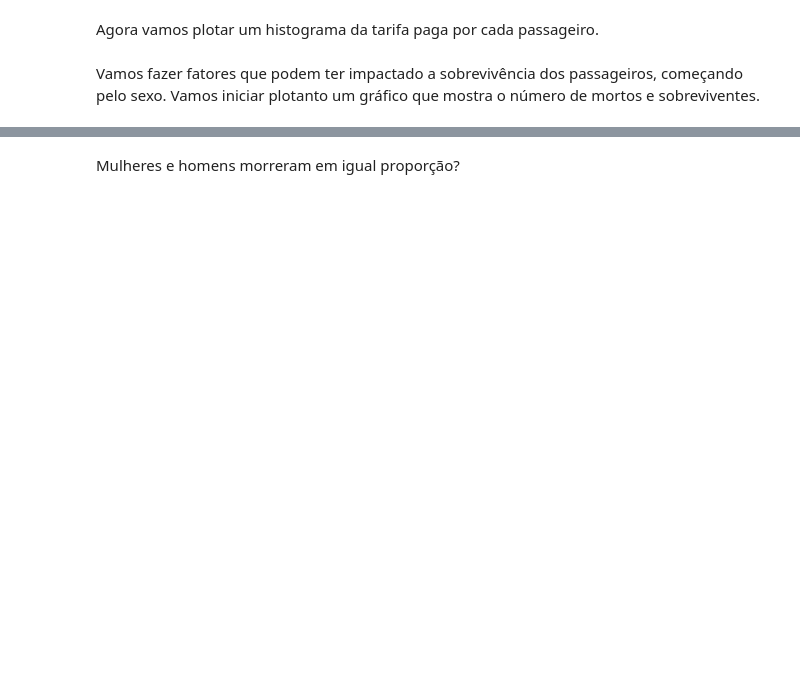
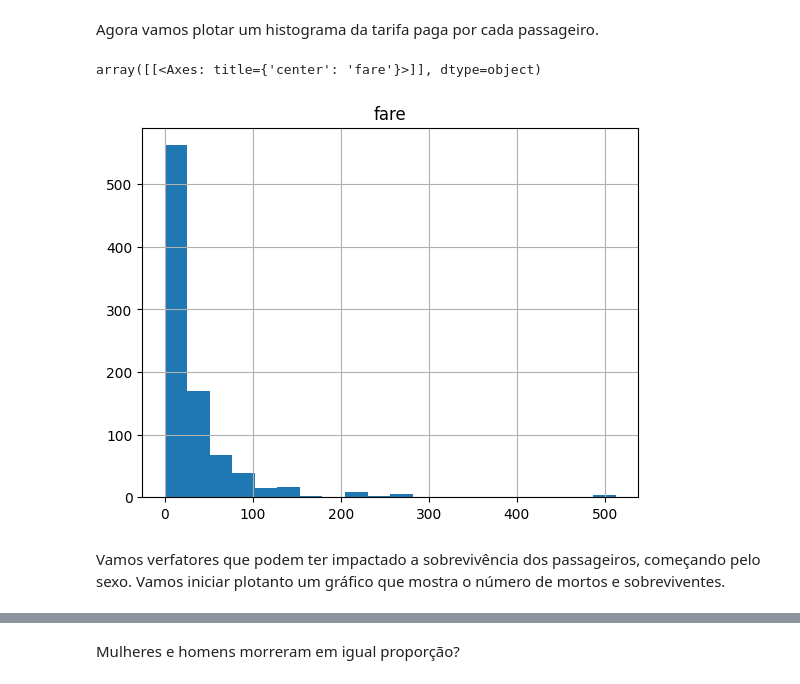
Before and after one commit to juliocpaiva/XMAC02, a Jupyter notebook: Aula01.ipynb, the cells around one changed output, grey strips where cells are left out. Cells and saved outputs as stored; diff of their text form; code cells hidden in the pictures; blank space fills up the shorter version.

```diff
--- a/Aula01.ipynb
+++ b/Aula01.ipynb
@@ -22,4 +95,9 @@ Vamos agora plotar um histograma de uma coluna específica (Idade).
 # %% [markdown]
 Agora vamos plotar um histograma da tarifa paga por cada passageiro.
+# %%
+df.hist(column= 'fare', bins=20)
+# %% [output]
+array([[<Axes: title={'center': 'fare'}>]], dtype=object)
+[figure, added]
 # %% [markdown]
-Vamos fazer fatores que podem ter impactado a sobrevivência dos passageiros, começando pelo sexo. Vamos iniciar plotanto um gráfico que mostra o número de mortos e sobreviventes.
+Vamos verfatores que podem ter impactado a sobrevivência dos passageiros, começando pelo sexo. Vamos iniciar plotanto um gráfico que mostra o número de mortos e sobreviventes.
```
Also changed, not shown: parts of 13 cells of this notebook.
